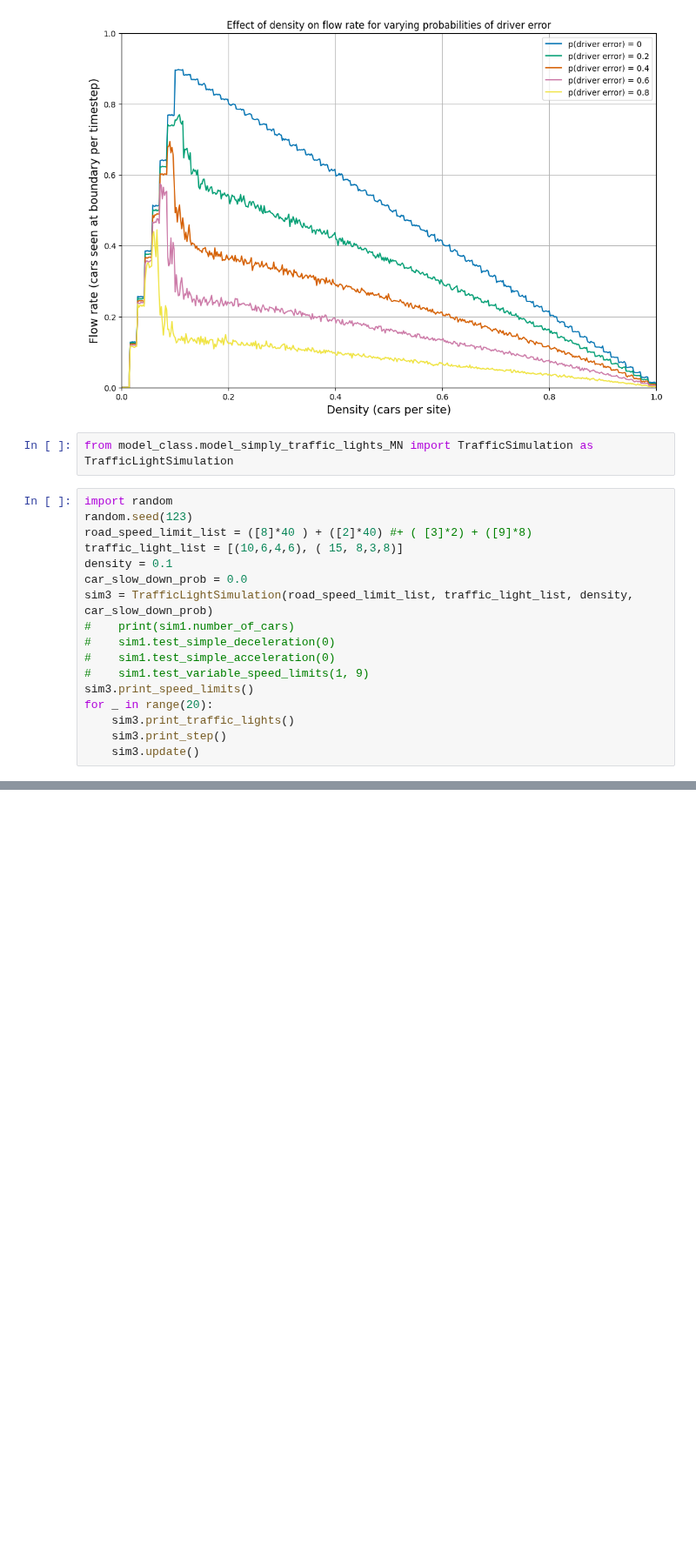
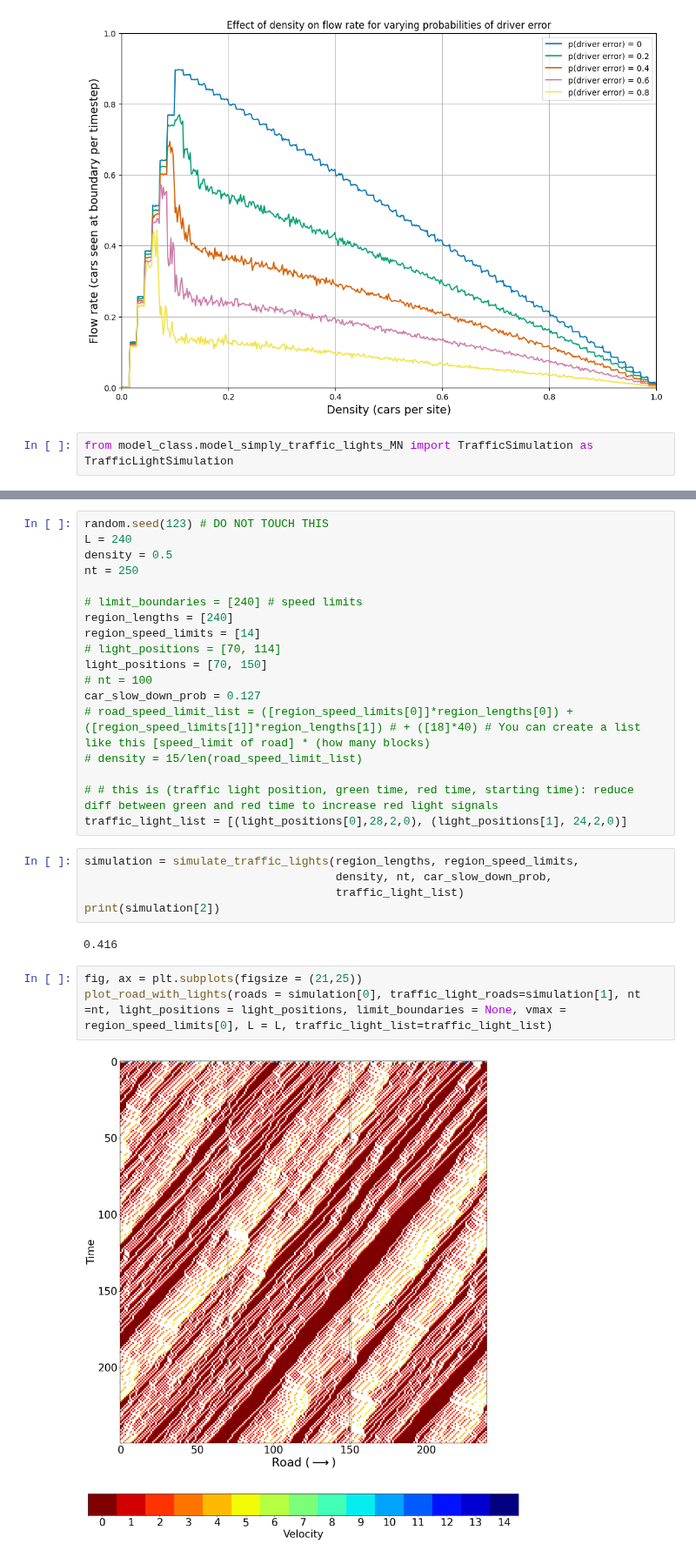
Before and after one commit to turtlesoul25/Traffic_SpeedControls_IM_Project2, a Jupyter notebook: test_notebooks_MN/using_model_class_MN.ipynb, the cells around one changed output, grey strips where cells are left out. Shown at 87% size. Cells and saved outputs as stored; diff of their text form; blank space fills up the shorter version.

```diff
--- a/test_notebooks_MN/using_model_class_MN.ipynb
+++ b/test_notebooks_MN/using_model_class_MN.ipynb
@@ -476,20 +455,3 @@ plt.grid()
 [figure]
 # %%
 from model_class.model_simply_traffic_lights_MN import TrafficSimulation as TrafficLightSimulation
-# %%
-import random
-random.seed(123)
-road_speed_limit_list = ([8]*40 ) + ([2]*40) #+ ( [3]*2) + ([9]*8)
-traffic_light_list = [(10,6,4,6), ( 15, 8,3,8)]
-density = 0.1
-car_slow_down_prob = 0.0
-sim3 = TrafficLightSimulation(road_speed_limit_list, traffic_light_list, density, car_slow_down_prob)
-#    print(sim1.number_of_cars)
-#    sim1.test_simple_deceleration(0)
-#    sim1.test_simple_acceleration(0)
-#    sim1.test_variable_speed_limits(1, 9)
-sim3.print_speed_limits()
-for _ in range(20):
-    sim3.print_traffic_lights()
-    sim3.print_step()
-    sim3.update()
@@ -513,0 +573,30 @@ for _ in range(20):
+# %%
+random.seed(123) # DO NOT TOUCH THIS
+L = 240
+density = 0.5
+nt = 250
+
+# limit_boundaries = [240] # speed limits
+region_lengths = [240]
+region_speed_limits = [14]
+# light_positions = [70, 114]
+light_positions = [70, 150]
+# nt = 100
+car_slow_down_prob = 0.127
+# road_speed_limit_list = ([region_speed_limits[0]]*region_lengths[0]) + ([region_speed_limits[1]]*region_lengths[1]) # + ([18]*40) # You can create a list like this [speed_limit of road] * (how many blocks)
+# density = 15/len(road_speed_limit_list)
+
+# # this is (traffic light position, green time, red time, starting time): reduce diff between green and red time to increase red light signals
+traffic_light_list = [(light_positions[0],28,2,0), (light_positions[1], 24,2,0)]
+# %%
+simulation = simulate_traffic_lights(region_lengths, region_speed_limits,
+                                     density, nt, car_slow_down_prob,
+                                     traffic_light_list)
+print(simulation[2])
+# %% [output]
+0.416
+# %%
+fig, ax = plt.subplots(figsize = (21,25))
+plot_road_with_lights(roads = simulation[0], traffic_light_roads=simulation[1], nt =nt, light_positions = light_positions, limit_boundaries = None, vmax = region_speed_limits[0], L = L, traffic_light_list=traffic_light_list)
+# %% [output]
+[figure, added]
```
Also changed, not shown: parts of 20 cells of this notebook, 4 other files.
